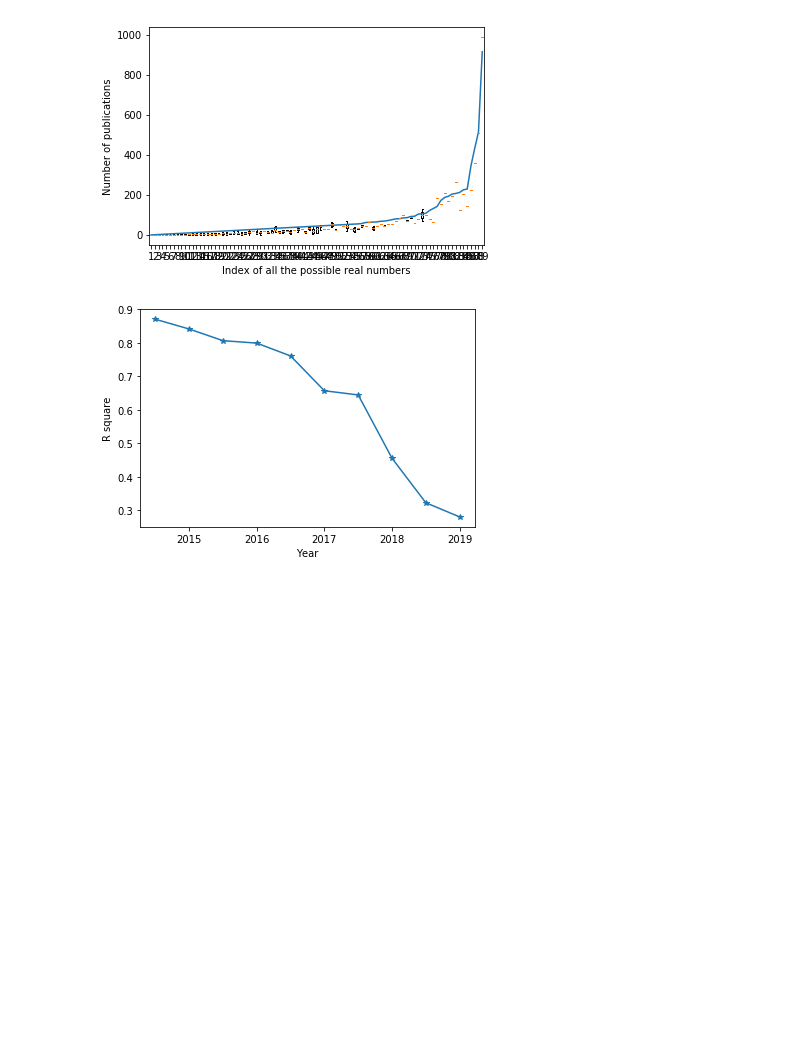
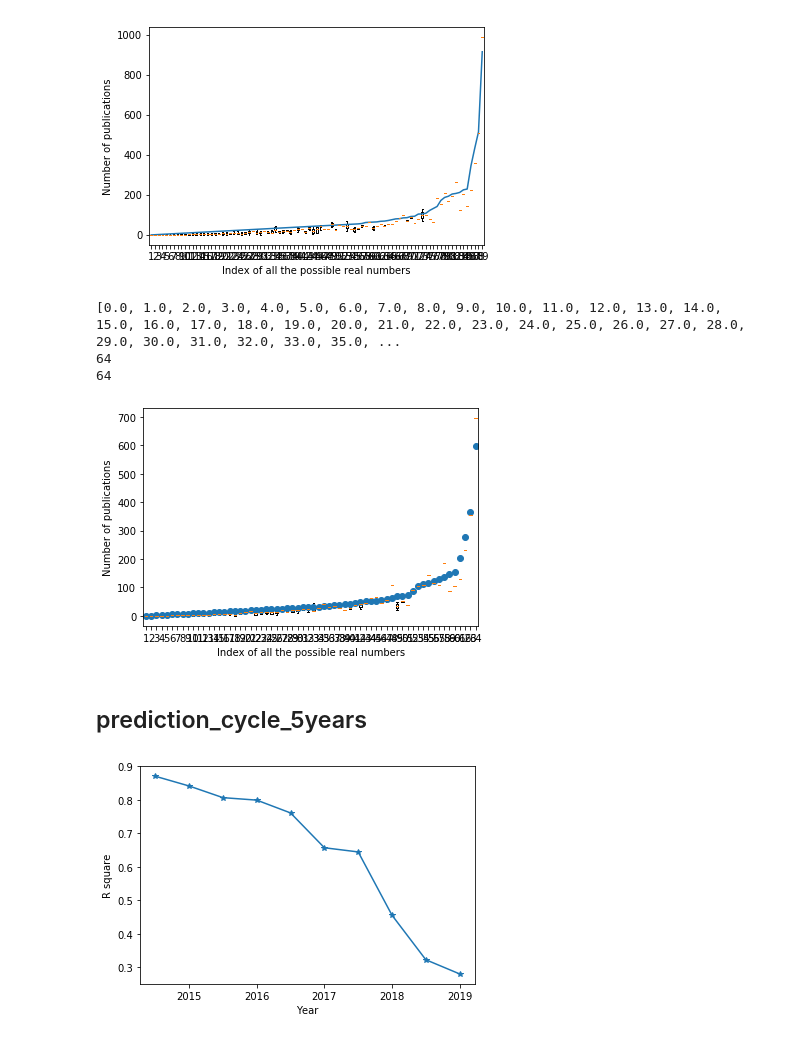
Before and after one commit to jiashenggu/ai_in_bio, a Jupyter notebook: pubmed_figure.ipynb, the cells around one changed output. Saved outputs shown, nothing was run; the diff lists cells and outputs as text; code cells hidden in the pictures; blank space fills up the shorter version.

```diff
--- a/pubmed_figure.ipynb
+++ b/pubmed_figure.ipynb
@@ -1748,6 +1813,58 @@ plt.savefig("xvy.pdf")
 89
 89
 [figure]
+# %%
+pred_data=[]
+real_data=[]
+last_real_data=0.0
+tmp=[]
+import math
+with open('pred_and_true_pure_2022.txt') as f:
+    for line in f:
+        w, h =[float(x) for x in line.split()]
+     #   h=int(math.log(h+0.001))
+        if(h!=last_real_data):
+
+            pred_data.append(tmp)
+            real_data.append(last_real_data)
+            tmp=[]
+      #      for i in range(int(last_real_data)+1,int(h)):
+      #          pred_data.append([])
+
+            tmp.append(w)
+            last_real_data=h
+        else:
+            tmp.append(w)
+
+pred_data.append(tmp)
+real_data.append(last_real_data)
+print(real_data)
+print(len(real_data))
+print(len(pred_data))
+import matplotlib.pyplot as plt
+X=[]
+Y=[]
+fig, ax = plt.subplots()
+#for x in pred_data:
+#    for y in x:
+#        X.append(x)
+#        Y.append(y)
+#plt.scatter(X,Y)
+#ax.boxplot([[],[1,1,1],[]],showfliers=False)
+ax.boxplot(pred_data,showfliers=False)
+plt.plot(range(1,len(pred_data)+1), real_data, '-')
+#plt.plot(real_data,real_data,'-')
+plt.xlabel("Index of all the possible real numbers")
+plt.ylabel("Number of publications")
+
+plt.savefig("distribution of prei.pdf")
+# %% [output]
+[0.0, 1.0, 2.0, 3.0, 4.0, 5.0, 6.0, 7.0, 8.0, 9.0, 10.0, 11.0, 12.0, 13.0, 14.0, 15.0, 16.0, 17.0, 18.0, 19.0, 20.0, 21.0, 22.0, 23.0, 24.0, 25.0, 26.0, 27.0, 28.0, 29.0, 30.0, 31.0, 32.0, 33.0, 35.0, ...
+64
+64
+[figure, added]
+# %% [markdown]
+## prediction_cycle_5years
 # %%
 import matplotlib.pyplot as plt
 
```
Also changed, not shown: parts of 14 cells of this notebook, 38 other files.
